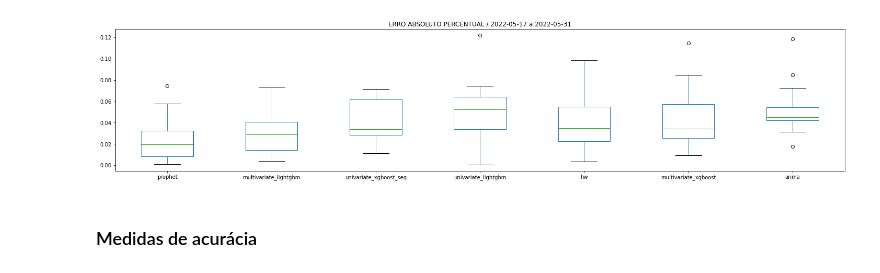
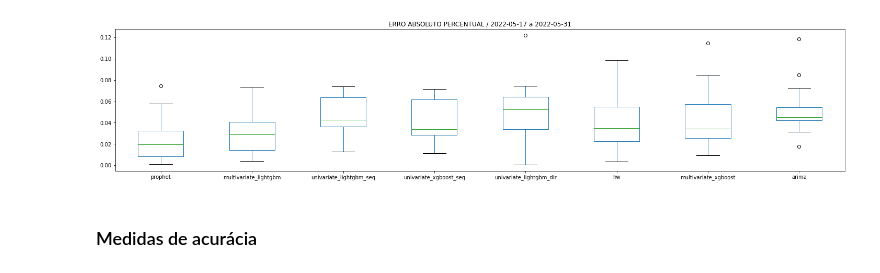
Before and after one commit to matheus-vizzotto/projecao_demanda_eletrica, a Jupyter notebook: models/forecasts/compare_fcs.ipynb, the cells around one changed output. Cells and saved outputs as stored; diff of their text form; code cells hidden in the pictures.

```diff
--- a/models/forecasts/compare_fcs.ipynb
+++ b/models/forecasts/compare_fcs.ipynb
@@ -64,27 +64,27 @@ px.line(df3, x = "date", y = "value", color= "variable", title=f"Validação: {d
 # %%
 # df de erros por modelo
 df_errors = df2.copy(deep=True)
 for col in df_errors.columns:
     if col == 'test':
         continue
     else:
         #df_errors[col] = df_errors[col] - df_errors['test']
         df_errors[col] = abs(df_errors[col] - df_errors['test'])/df_errors['test']
 df_errors.drop("test", axis = 1, inplace = True)
 
 #sorted_index = df_errors.abs().sum().sort_values().index # ordernar boxplot seguinte por total de erros
 sorted_index = df_errors.quantile(.9).sort_values().index # ordernar boxplot seguinte pelo quantil 95
 df_sorted=df_errors[sorted_index].abs()
 
 plt.figure()
-df_sorted.iloc[:, :7].boxplot(grid = False)
+df_sorted.iloc[:, :8].boxplot(grid = False)
 
 plt.title(f"ERRO ABSOLUTO PERCENTUAL / {date_init} a {date_end}")
 
 plt.show()
 #plt.savefig("distribuicao_erros_modelos_fc.jpeg")
 # %% [output]
-[figure, old version]
+[figure, new version]
 # %% [markdown]
 ### Medidas de acurácia
 # %%
```
Also changed, not shown: parts of 7 cells of this notebook, 1 other file.
